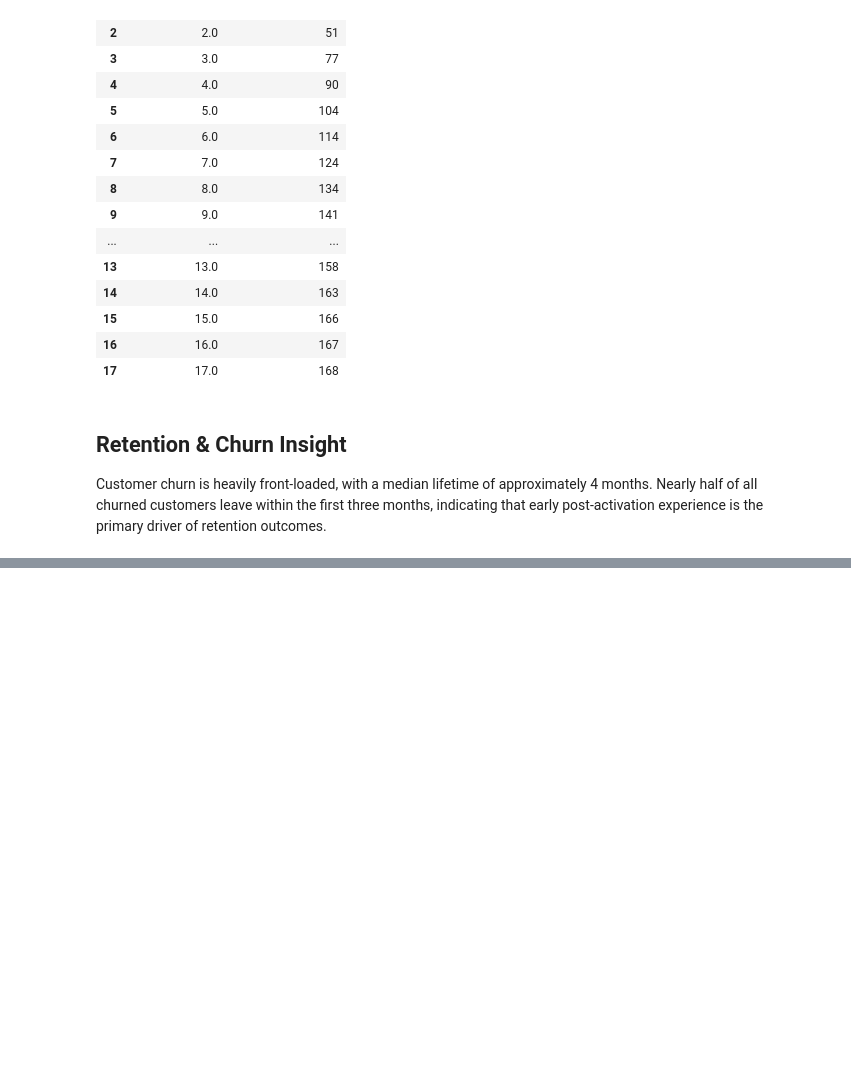
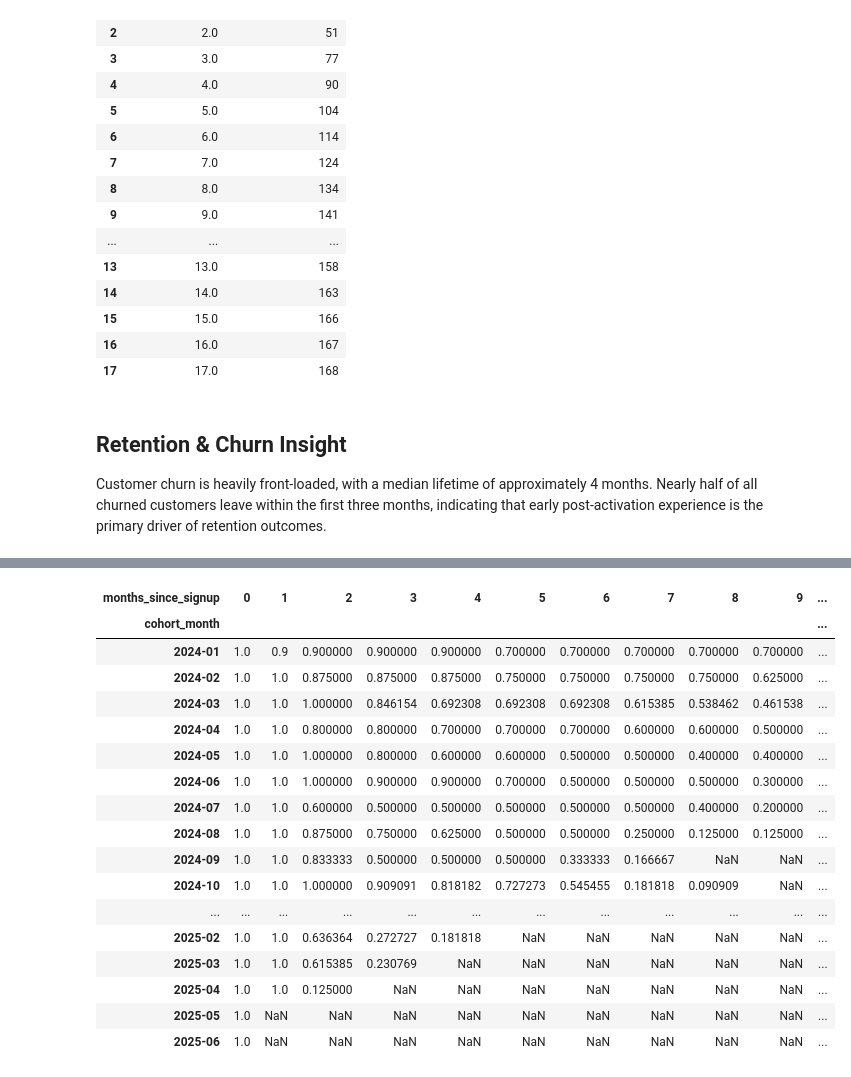
Before and after one commit to BoiDrew/saas-growth-analytics, a Jupyter notebook: notebooks/03_retention.ipynb, the cells around one changed output, grey strips where cells are left out. Cells and saved outputs as stored; diff of their text form; code cells hidden in the pictures; blank space fills up the shorter version.

Commit message:
cohort retention analysis"

```diff
--- a/notebooks/03_retention.ipynb
+++ b/notebooks/03_retention.ipynb
@@ -125,3 +125,5 @@ retention
 # %% [markdown]
 ## Retention & Churn Insight
 Customer churn is heavily front-loaded, with a median lifetime of approximately 4 months. Nearly half of all churned customers leave within the first three months, indicating that early post-activation experience is the primary driver of retention outcomes.
+# %%
+customers['cohort_month'] = customers['signup_date'].dt.to_period('M')
@@ -127,0 +192,30 @@ Customer churn is heavily front-loaded, with a median lifetime of approximately
+# %%
+# Calculate the size of each cohort.
+# We group by cohort_month and take the FIRST value of active_users.
+# Why .first()? Because in a cohort retention table, the first row for each cohort
+# represents month 0 (the signup month), which contains the total number of users
+# who joined that cohort.
+cohort_sizes = (
+    cohort_retention
+        .groupby('cohort_month')['active_users']
+        .first()
+        .reset_index(name='cohort_size')  # Rename the column for clarity
+)
+
+# Merge the cohort sizes back into the main retention table.
+# This gives every row (each cohort-month combination) access to its cohort size.
+cohort_retention = cohort_retention.merge(
+    cohort_sizes,
+    on='cohort_month'
+)
+
+# Compute the retention rate for each cohort-month.
+# Retention rate = active users in that month / total users in the cohort.
+# Example: If a cohort had 100 users at signup and 60 are active in month 2,
+# retention_rate = 0.60 (60%).
+
+cohort_retention['retention_rate'] = (
+    cohort_retention['active_users'] /
+    cohort_retention['cohort_size']
+)
+cohort_retention.head()
@@ -127,0 +229,27 @@ Customer churn is heavily front-loaded, with a median lifetime of approximately
+# %%
+retention_matrix = cohort_retention.pivot(
+    index='cohort_month',
+    columns='months_since_signup',
+    values='retention_rate'
+)
+
+retention_matrix
+# %% [output]
+| months_since_signup | 0 | 1 | 2 | 3 | 4 | 5 | 6 | 7 | 8 | 9 | ... |
+| cohort_month |  |  |  |  |  |  |  |  |  |  | ... |
+| 2024-01 | 1.0 | 0.9 | 0.900000 | 0.900000 | 0.900000 | 0.700000 | 0.700000 | 0.700000 | 0.700000 | 0.700000 | ... |
+| 2024-02 | 1.0 | 1.0 | 0.875000 | 0.875000 | 0.875000 | 0.750000 | 0.750000 | 0.750000 | 0.750000 | 0.625000 | ... |
+| 2024-03 | 1.0 | 1.0 | 1.000000 | 0.846154 | 0.692308 | 0.692308 | 0.692308 | 0.615385 | 0.538462 | 0.461538 | ... |
+| 2024-04 | 1.0 | 1.0 | 0.800000 | 0.800000 | 0.700000 | 0.700000 | 0.700000 | 0.600000 | 0.600000 | 0.500000 | ... |
+| 2024-05 | 1.0 | 1.0 | 1.000000 | 0.800000 | 0.600000 | 0.600000 | 0.500000 | 0.500000 | 0.400000 | 0.400000 | ... |
+| 2024-06 | 1.0 | 1.0 | 1.000000 | 0.900000 | 0.900000 | 0.700000 | 0.500000 | 0.500000 | 0.500000 | 0.300000 | ... |
+| 2024-07 | 1.0 | 1.0 | 0.600000 | 0.500000 | 0.500000 | 0.500000 | 0.500000 | 0.500000 | 0.400000 | 0.200000 | ... |
+| 2024-08 | 1.0 | 1.0 | 0.875000 | 0.750000 | 0.625000 | 0.500000 | 0.500000 | 0.250000 | 0.125000 | 0.125000 | ... |
+| 2024-09 | 1.0 | 1.0 | 0.833333 | 0.500000 | 0.500000 | 0.500000 | 0.333333 | 0.166667 | NaN | NaN | ... |
+| 2024-10 | 1.0 | 1.0 | 1.000000 | 0.909091 | 0.818182 | 0.727273 | 0.545455 | 0.181818 | 0.090909 | NaN | ... |
+| ... | ... | ... | ... | ... | ... | ... | ... | ... | ... | ... | ... |
+| 2025-02 | 1.0 | 1.0 | 0.636364 | 0.272727 | 0.181818 | NaN | NaN | NaN | NaN | NaN | ... |
+| 2025-03 | 1.0 | 1.0 | 0.615385 | 0.230769 | NaN | NaN | NaN | NaN | NaN | NaN | ... |
+| 2025-04 | 1.0 | 1.0 | 0.125000 | NaN | NaN | NaN | NaN | NaN | NaN | NaN | ... |
+| 2025-05 | 1.0 | NaN | NaN | NaN | NaN | NaN | NaN | NaN | NaN | NaN | ... |
+| 2025-06 | 1.0 | NaN | NaN | NaN | NaN | NaN | NaN | NaN | NaN | NaN | ... |
```
Also changed, not shown: parts of 4 cells of this notebook.
